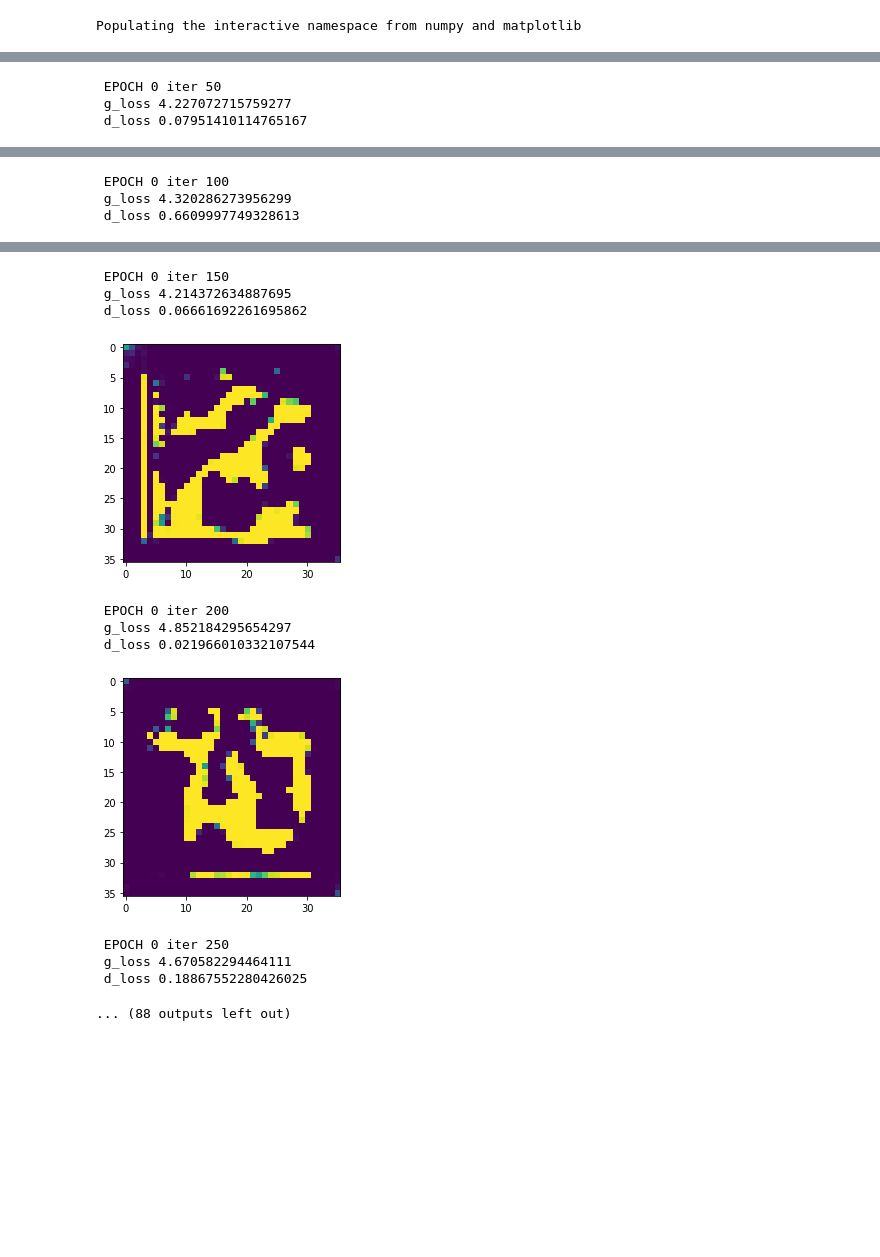
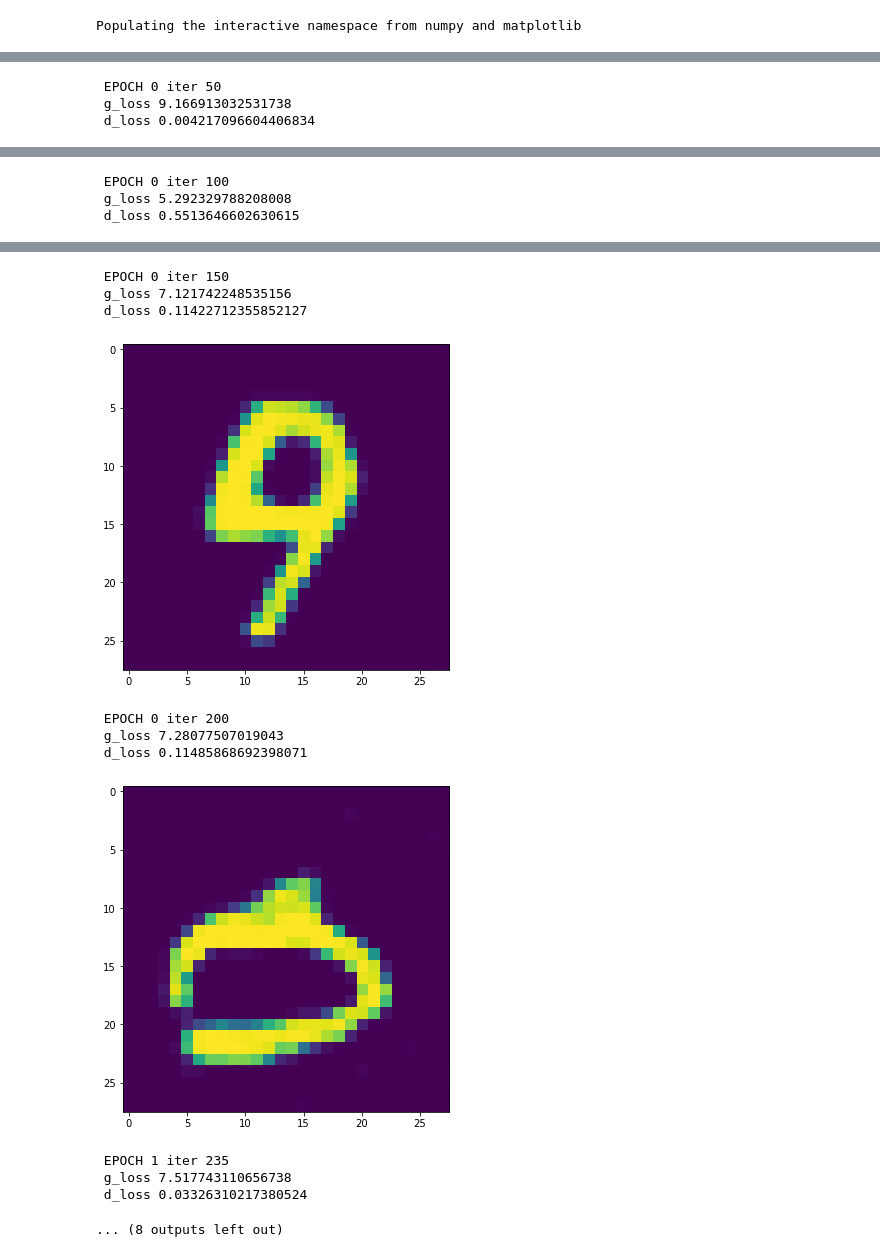
Before and after one commit to luundbr/algos, a Jupyter notebook: gan.ipynb, the cells around one changed output, grey strips where cells are left out. Saved outputs shown, nothing was run; the diff lists cells and outputs as text; code cells hidden in the pictures; blank space fills up the shorter version.

```diff
--- a/gan.ipynb
+++ b/gan.ipynb
@@ -78,0 +81,26 @@ torch.Size([1, 28, 28])
+# %%
+class G(nn.Module):
+	def __init__(self):
+		super(G, self).__init__()
+
+		self.lin = nn.Sequential(
+			nn.Linear(400, 3136),
+			nn.BatchNorm1d(3136),
+			nn.ELU()
+		)
+
+		self.deconvs = nn.Sequential(
+			nn.ConvTranspose2d(64, 128, 10),
+			nn.BatchNorm2d(128),
+			nn.ELU(),
+
+			nn.ConvTranspose2d(128, 1, 13),
+			nn.Tanh()
+		)
+
+	def forward(self, x):
+		x = self.lin(x)
+		x = x.reshape(BATCH, 64, 7, 7)
+		x = self.deconvs(x)
+
+		return x
@@ -153,16 +151,20 @@ discriminator = D().to(DEVICE)
 # %%
 bce = nn.BCELoss().to(DEVICE)
 
-g_optim = optim.Adam(generator.parameters(), lr=0.0001, betas=(0.5, 0.999)) # 3e-4
-d_optim = optim.Adam(discriminator.parameters(), lr=0.0001, betas=(0.5, 0.999)) # 1e-5
+g_optim = optim.Adam(generator.parameters(), lr=0.001, betas=(0.5, 0.999)) # 3e-4
+d_optim = optim.Adam(discriminator.parameters(), lr=0.001, betas=(0.5, 0.999)) # 1e-5
 
 EPOCHS = 2
 
 d_losses = []
 g_losses = []
+# %%
+def get_noise():
+  n = torch.randn(BATCH, 400).to(DEVICE)
+  return n
 # %%
 def test_render(g):
-  n1 = torch.randn(BATCH, 1, 20, 20).to(DEVICE)
+  n1 = get_noise()
   out = g(n1)
   return out[0].reshape(out.shape[2], out.shape[3]).cpu().detach()
 # %%
@@ -173,4 +175,8 @@ imshow(test_render(generator))
 # %%
+# todo: try training on each number individually
+
+figsize(6, 6)
+
 ns1 = 12
 ns2 = 12
 
@@ -190,7 +196,7 @@ for epoch in trange(EPOCHS):
 
 		discriminator.zero_grad()
 
-		noise1 = torch.randn(BATCH, 1, ns1, ns2).to(DEVICE)
+		noise1 = get_noise()
 		g_out_fake = generator(noise1).detach()
 		d_out_fake = discriminator(g_out_fake)
 		d_loss_fake = bce(d_out_fake, torch.zeros(d_out_fake.shape[0], 1).to(DEVICE))
@@ -198,13 +204,12 @@ for epoch in trange(EPOCHS):
 		d_optim.step()
 
 		d_loss_avg = (d_loss_real + d_loss_fake) / 2
-		# d_loss_avg.backward()
 		d_losses.append(d_loss_avg.item())
 
 		# train generator
 		generator.zero_grad()
 
-		noise2 = torch.randn(BATCH, 1, ns1, ns2).to(DEVICE)
+		noise2 = get_noise()
 		g_out1 = generator(noise2)
 		d_out1 = discriminator(g_out1)
 		t_loss1 = bce(d_out1, torch.ones(d_out1.shape[0], 1).to(DEVICE))
@@ -237,3 +242,3 @@ for epoch in trange(EPOCHS):
  EPOCH 0 iter 50
- g_loss 4.227072715759277
- d_loss 0.07951410114765167
+ g_loss 9.166913032531738
+ d_loss 0.004217096604406834
@@ -241,3 +246,3 @@ for epoch in trange(EPOCHS):
  EPOCH 0 iter 100
- g_loss 4.320286273956299
- d_loss 0.6609997749328613
+ g_loss 5.292329788208008
+ d_loss 0.5513646602630615
@@ -245,15 +250,15 @@ for epoch in trange(EPOCHS):
  EPOCH 0 iter 150
- g_loss 4.214372634887695
- d_loss 0.06661692261695862
+ g_loss 7.121742248535156
+ d_loss 0.11422712355852127
-[figure, old version]
+[figure, new version]
  EPOCH 0 iter 200
- g_loss 4.852184295654297
- d_loss 0.021966010332107544
+ g_loss 7.28077507019043
+ d_loss 0.11485868692398071
-[figure, old version]
+[figure, new version]
- EPOCH 0 iter 250
- g_loss 4.670582294464111
- d_loss 0.18867552280426025
+ EPOCH 1 iter 235
+ g_loss 7.517743110656738
+ d_loss 0.03326310217380524
-... (88 outputs left out)
+... (8 outputs left out)
 # %%
 print(g_losses[0])
 print(d_losses[1])
```
Also changed, not shown: parts of 15 cells of this notebook.
